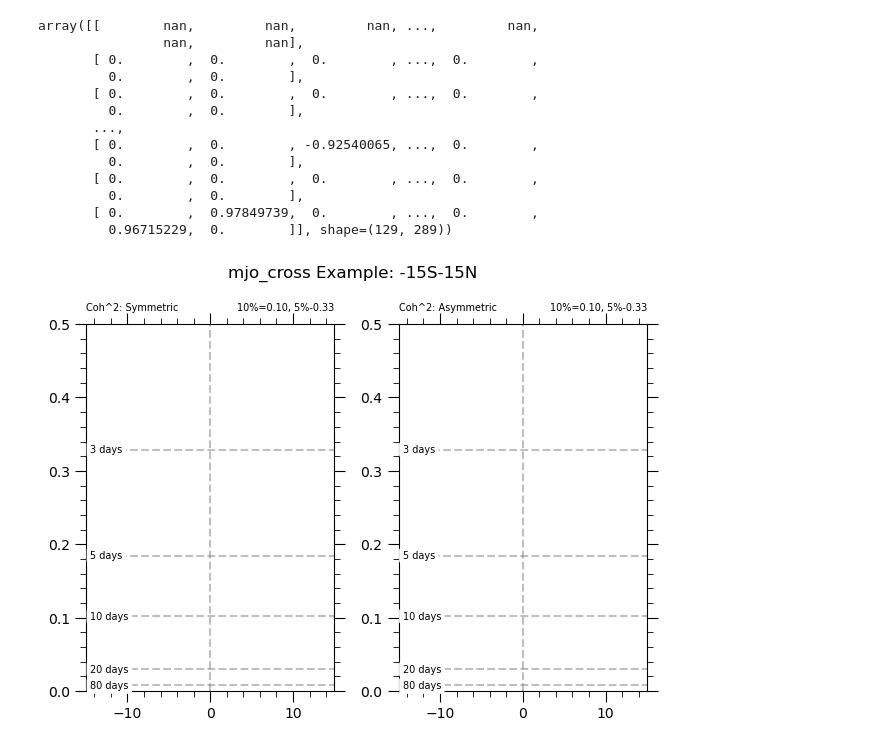
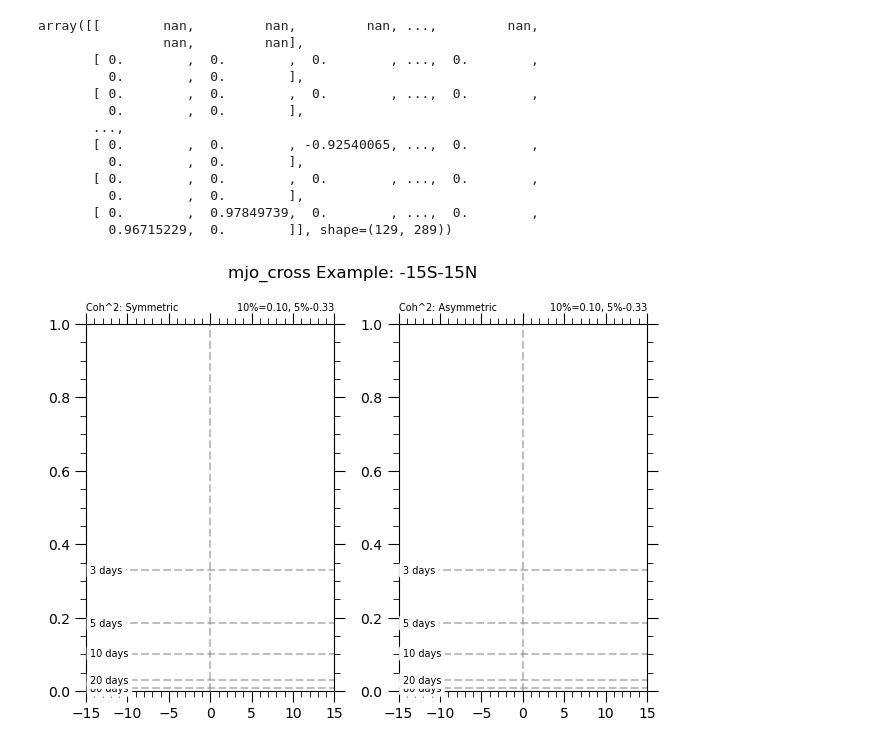
Before and after one commit to cyschneck/geocat-research, a Jupyter notebook: mjo/mjo_cross_plot.ipynb, the cells around one changed output. Cells and saved outputs as stored; diff of their text form; code cells hidden in the pictures.

```diff
--- a/mjo/mjo_cross_plot.ipynb
+++ b/mjo/mjo_cross_plot.ipynb
@@ -105,8 +124,10 @@ fig, (ax1, ax2) = plt.subplots(1, 2, sharex=True)
 #TODO: Add dispersion curve: https://github.com/NCAR/ncl/blob/8f9e9476281cc6f6d9d12eaa78729c7003ca24b7/ni/src/examples/gsun/diagnostics_cam.ncl#L3490
 
 #ax1.semilogy(freqs, cps_mag)
+#ax1.contour(freq, wavenumbers, c2s)
 ax1.set_xlim(-max_wave_plot, max_wave_plot)
-ax1.set_ylim(freq[0], freq[1])
+ax1.xaxis.set_major_locator(ticker.MultipleLocator(5))
+#ax1.set_ylim(freq[0], freq[1])
 ax1.set_title("Coh^2: Symmetric", loc="left", fontsize=font_size, pad=title_pad)
 ax1.set_title("10%=0.10, 5%-0.33", loc="right", fontsize=font_size, pad=title_pad)
 ax1.tick_params(which="major", length=major_length, top=True, right=True, bottom=True, left=True)
@@ -114,32 +135,33 @@ ax1.tick_params(which="minor", length=minor_length, top=True, right=True)
 ax1.minorticks_on()
 ax1.axvline(x=0, color="grey", linestyle="--", alpha=0.5)
 for i, y_line in enumerate(prob_coh2):
     if y_line < freq[1]: # filter out options out of the range of freq
         ax1.axhline(y=y_line, color="grey", linestyle="--", alpha=0.5)
         # add days label with white box around text
         ax1.text(x=-max_wave_plot+0.5, y=y_line, s=f"{prob_days[i]} days",
                 ha="left", va="center", fontsize=font_size,
                 bbox=dict(facecolor="white", edgecolor="white", boxstyle='round'))
 
 #ax2.plot(freqs, cps_phase)
 ax2.set_xlim(-max_wave_plot, max_wave_plot)
-ax2.set_ylim(freq[0], freq[1])
+ax2.xaxis.set_major_locator(ticker.MultipleLocator(5))
+#ax2.set_ylim(freq[0], freq[1])
 ax2.set_title("Coh^2: Asymmetric", loc="left", fontsize=font_size, pad=title_pad)
 ax2.set_title("10%=0.10, 5%-0.33", loc="right", fontsize=font_size, pad=title_pad)
 ax2.tick_params(which="major", length=major_length, top=True, right=True, bottom=True, left=True)
 ax2.tick_params(which="minor", length=minor_length, top=True, right=True)
 ax2.minorticks_on()
 ax2.axvline(x=0, color="grey", linestyle="--", alpha=0.5)
 for i, y_line in enumerate(prob_coh2):
     if y_line < freq[1]: # filter out options out of the range of freq
         ax2.axhline(y=y_line, color="grey", linestyle="--", alpha=0.5)
         # add days label with white box around text
         ax2.text(x=-max_wave_plot+0.5, y=y_line, s=f"{prob_days[i]} days",
                 ha="left", va="center", fontsize=font_size,
                 bbox=dict(facecolor="white", edgecolor="white", boxstyle='round'))
 
 plt.suptitle("mjo_cross Example: -15S-15N")
 plt.tight_layout()
 plt.show()
 # %% [output]
-[figure, old version]
+[figure, new version]
```
Also changed, not shown: parts of 3 cells of this notebook.
